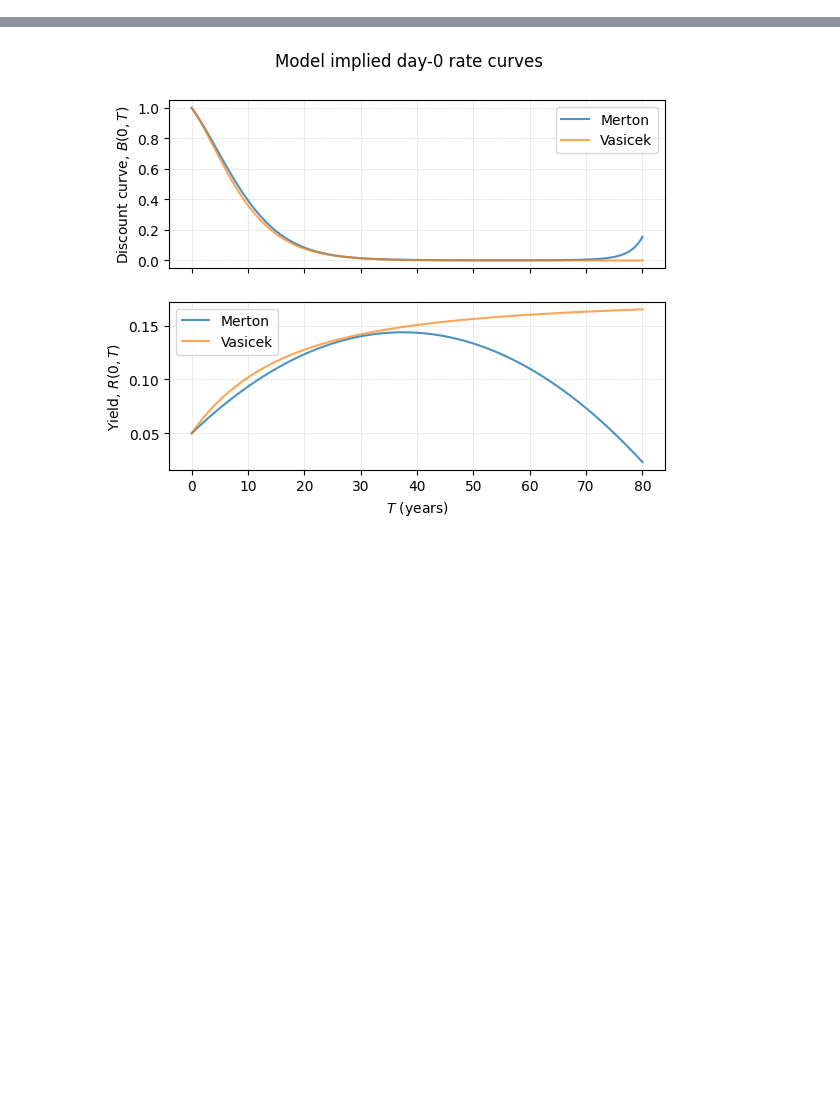
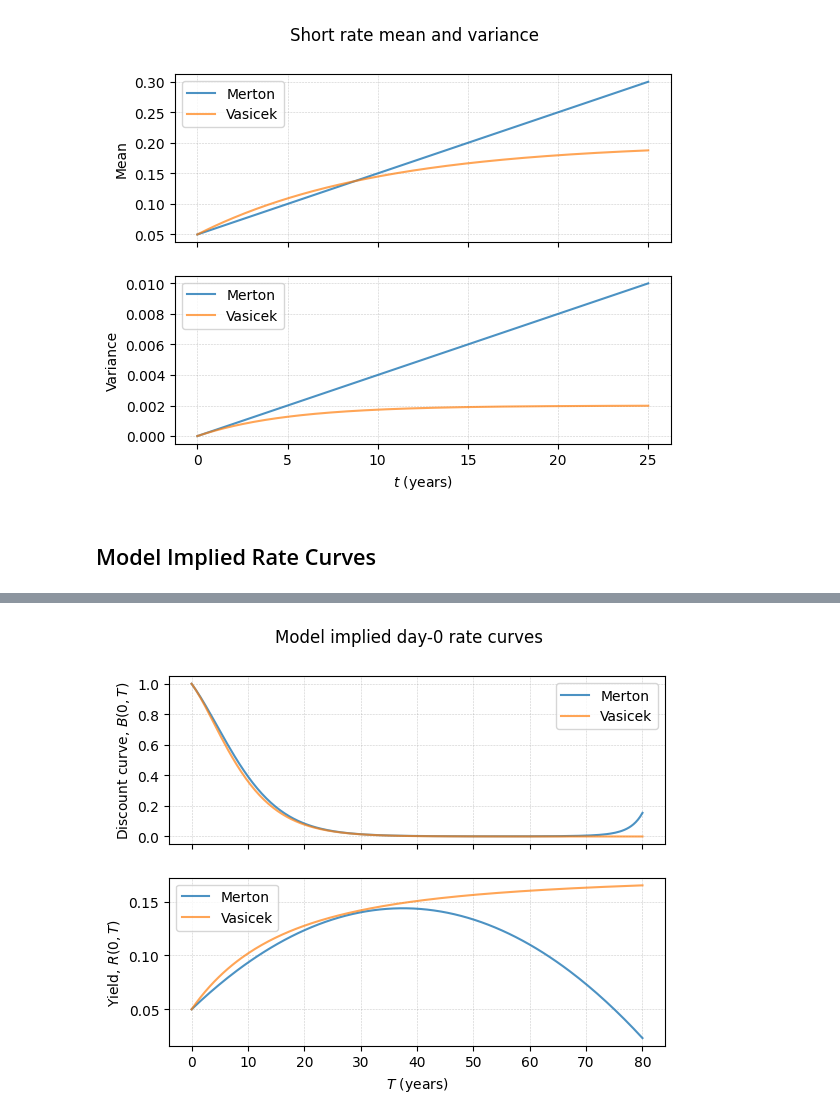
Before and after one commit to ccjeremylo/FinEng-in-IRFX, a Jupyter notebook: src/python/Lecture6/short_rate_model_dynamics.ipynb, the cells around one changed output, grey strips where cells are left out. Saved outputs shown, nothing was run; the diff lists cells and outputs as text; code cells hidden in the pictures; blank space fills up the shorter version.

```diff
--- a/src/python/Lecture6/short_rate_model_dynamics.ipynb
+++ b/src/python/Lecture6/short_rate_model_dynamics.ipynb
@@ -53,0 +96,14 @@ plt.show()
+# %%
+simulation_times = np.linspace(0, 25, 200)
+
+mean_M, mean_V = [], []
+var_M, var_V = [], []
+
+for s in simulation_times:
+    mean, variance = merton.short_rate_moments(s)
+    mean_M.append(mean)
+    var_M.append(variance)
+
+    mean, variance = vasicek.short_rate_moments(s)
+    mean_V.append(mean)
+    var_V.append(variance)
@@ -53,0 +129,23 @@ plt.show()
+# %%
+fig, (ax1, ax2) = plt.subplots(2, sharex=True)
+fig.suptitle('Short rate mean and variance')
+plt.xlabel(r'$T$ (years)')
+
+ax1.plot(simulation_times, mean_M, label='Merton', alpha=0.8)
+ax1.plot(simulation_times, mean_V, label='Vasicek', alpha=0.7)
+ax1.set(ylabel=r'Mean')
+
+ax2.plot(simulation_times, var_M, label='Merton', alpha=0.8)
+ax2.plot(simulation_times, var_V, label='Vasicek', alpha=0.7)
+ax2.set(xlabel=r'$t$ (years)', ylabel=r'Variance')
+
+ax1.grid(color="grey", linewidth=0.4, linestyle="--", alpha=0.4)
+ax2.grid(color="grey", linewidth=0.4, linestyle="--", alpha=0.4)
+ax1.legend()
+ax2.legend()
+
+plt.show()
+# %% [output]
+[figure, added]
+# %% [markdown]
+## Model Implied Rate Curves
```
Also changed, not shown: parts of 9 cells of this notebook.
